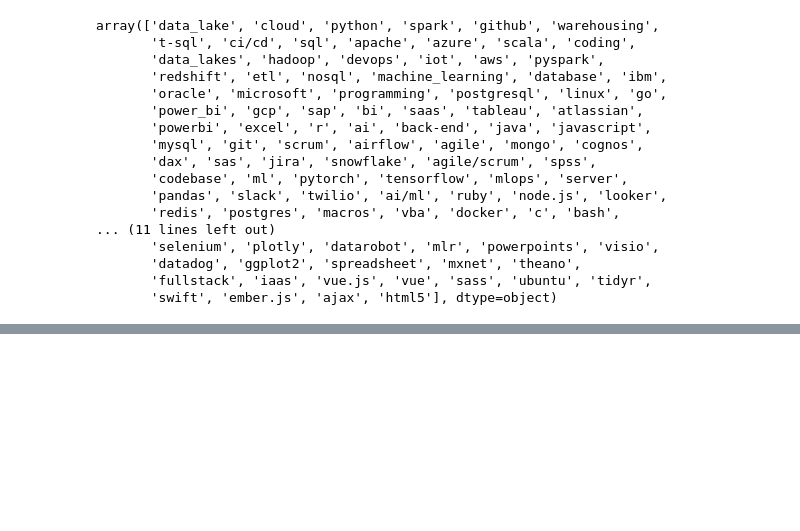
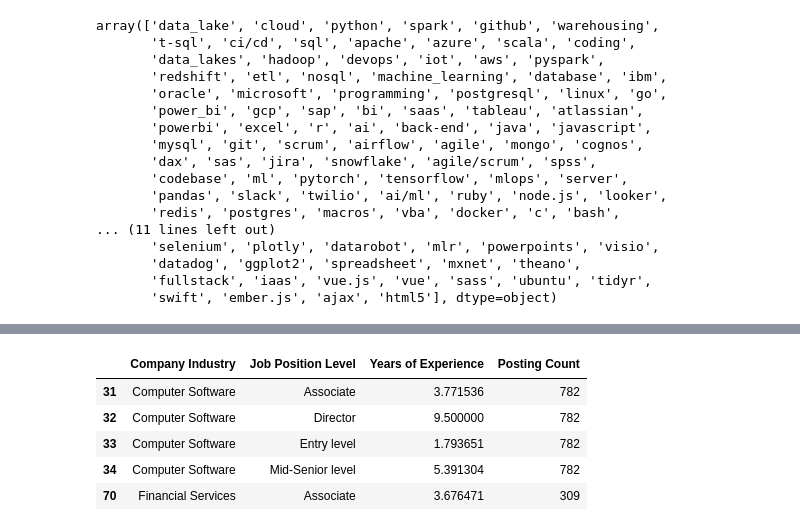
Before and after one commit to Ppius6/Job-Market-Analysis, a Jupyter notebook: JobMarket Analysis.ipynb, the cells around one changed output, grey strips where cells are left out. Saved outputs shown, nothing was run; the diff lists cells and outputs as text; code cells hidden in the pictures; blank space fills up the shorter version.

```diff
--- a/JobMarket Analysis.ipynb
+++ b/JobMarket Analysis.ipynb
@@ -431,0 +407,28 @@ plt.show()
+# %%
+# Average years of experience by company industry
+
+# Group data by Company Industry and Job Position Level to calculate the average years of experience
+avg_experience_by_industry = Job_postings.groupby(['Company Industry', 'Job Position Level'])['Years of Experience'].mean().reset_index()
+
+# Calculate the total number of job postings by Company Industry
+posting_count_by_industry = Job_postings.groupby('Company Industry')['Job Posting ID'].count().reset_index()
+posting_count_by_industry.columns = ['Company Industry', 'Posting Count']
+
+# Merge the dataframes to include the posting count in the visualization
+avg_experience_by_industry = avg_experience_by_industry.merge(posting_count_by_industry, on='Company Industry', how='inner')
+
+# Get the top 10 industries by number of job postings
+top_10_industries = posting_count_by_industry.nlargest(10, 'Posting Count')['Company Industry']
+
+# Filter the data to include only the top 10 industries by number of job postings
+avg_experience_by_industry_top_10 = avg_experience_by_industry[avg_experience_by_industry['Company Industry'].isin(top_10_industries)]
+
+# Display the first few rows of the dataframe
+avg_experience_by_industry_top_10.head()
+# %% [output]
+|  | Company Industry | Job Position Level | Years of Experience | Posting Count |
+| 31 | Computer Software | Associate | 3.771536 | 782 |
+| 32 | Computer Software | Director | 9.500000 | 782 |
+| 33 | Computer Software | Entry level | 1.793651 | 782 |
+| 34 | Computer Software | Mid-Senior level | 5.391304 | 782 |
+| 70 | Financial Services | Associate | 3.676471 | 309 |
```
Also changed, not shown: parts of 14 cells of this notebook.
